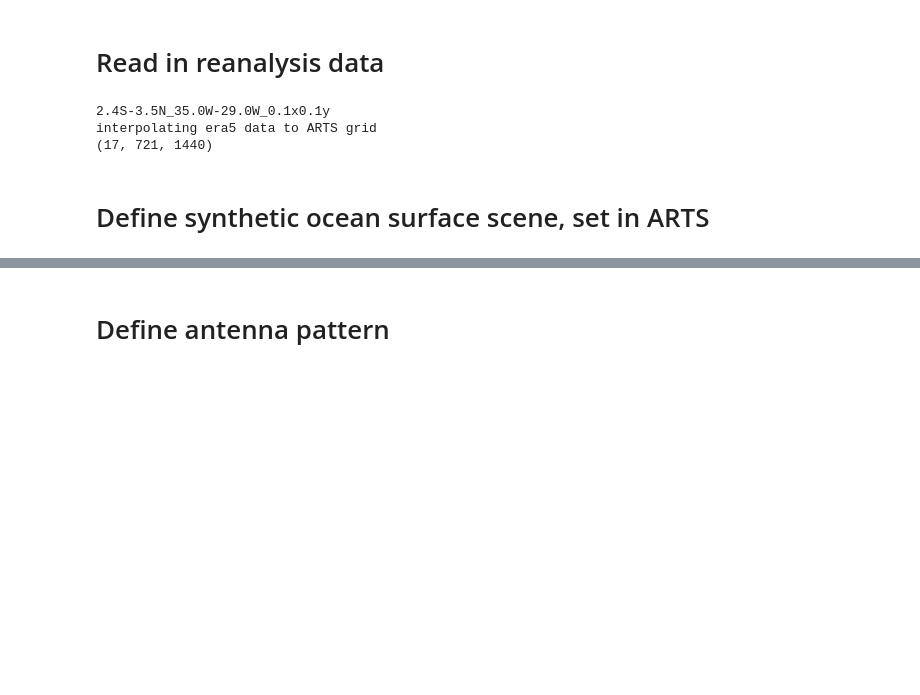
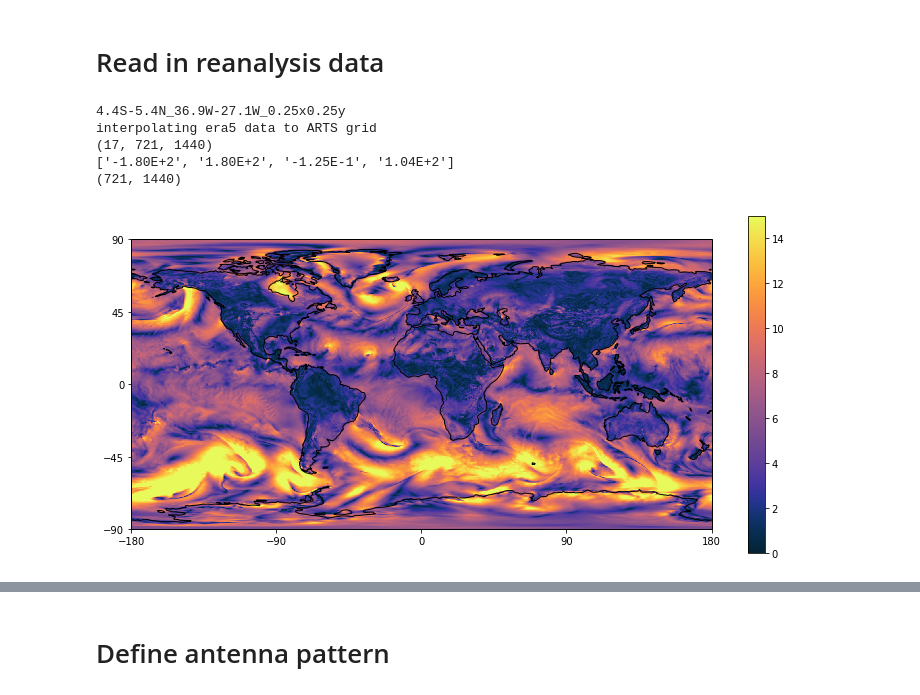
Before and after one commit to cheesetarian/amsr2_var, a Jupyter notebook: am2_mvar/retrieval_real1.ipynb, the cells around one changed output, grey strips where cells are left out. Saved outputs shown, nothing was run; the diff lists cells and outputs as text; code cells hidden in the pictures; blank space fills up the shorter version.

```diff
--- a/am2_mvar/retrieval_real1.ipynb
+++ b/am2_mvar/retrieval_real1.ipynb
@@ -325,7 +328,6 @@ else:
     print(np.shape(era_t))
     elo = np.array(era['longitude'][:])
     ela = np.array(era['latitude'][:])
-    # shift grids from 0-360 lon to -180-180 lons?
 
     eras = Dataset(era5s)
     era_wi = np.array( eras['u10'][0,:,:]**2 + eras['v10'][0,:,:]**2 )**0.5  # get wind speed from vectors [m/s]
@@ -333,36 +335,49 @@ else:
     era_wd = np.array(eras['dwi'][0,:,:])  # direction of 10m wind [degrees from N]
     era_ts = np.array(eras['t2m'][0,:,:])  # 2m air temperature [K]
     era_sp = np.array(eras['msl'][0,:,:])  # mean sea level pressure [Pa]
     era_ss = np.array(eras['sst'][0,:,:])  # SST [K]
     era_wd[era_wd<0] = 0.0   # for missing values, set to 0 (N)
 
+    # shift grids from 0,360 lon to -180,180 lons:
+    elo    = np.concatenate( (elo[720:]-360, elo[:720]))
+    era_wi = np.concatenate( (era_wi[:,720:], era_wi[:,:720]) ,axis=1)
+    era_wd = np.concatenate( (era_wd[:,720:], era_wd[:,:720]) ,axis=1)
+    era_ts = np.concatenate( (era_ts[:,720:], era_ts[:,:720]) ,axis=1)
+    era_ss = np.concatenate( (era_ss[:,720:], era_ss[:,:720]) ,axis=1)
+    era_sp = np.concatenate( (era_sp[:,720:], era_sp[:,:720]) ,axis=1)
+
     from scipy.interpolate import interp2d
+    print(era_wi.shape)
     tag = interp2d(elo, ela, era_wi)  # 'to arts grid' obj
     np.save( 'arrs/e5-wi_'+sgrid,  tag(ws.lon_grid.value, ws.lat_grid.value) )
     tag = interp2d(elo, ela, era_wd)  # 'to arts grid' obj
     np.save( 'arrs/e5-wd_'+sgrid,  tag(ws.lon_grid.value, ws.lat_grid.value) )
     tag = interp2d(elo, ela, era_ts)  # 'to arts grid' obj
     np.save( 'arrs/e5-ts_'+sgrid,  tag(ws.lon_grid.value, ws.lat_grid.value) )
     tag = interp2d(elo, ela, era_sp)  # 'to arts grid' obj
     np.save( 'arrs/e5-sp_'+sgrid,  tag(ws.lon_grid.value, ws.lat_grid.value) )
     tag = interp2d(elo, ela, era_ss)  # 'to arts grid' obj
     np.save( 'arrs/e5-ss_'+sgrid,  tag(ws.lon_grid.value, ws.lat_grid.value) )
     nze = 17 # p levels defined above (era5 data downloaded on same p grid)
     e5mr = np.zeros([nze,nala,nalo])
     e5t = np.zeros([nze,nala,nalo])
     for l in range(nze):
-        tag = interp2d(elo, ela, era_mr[l,:,:])  # 'to arts grid' obj
+        tag = interp2d(elo, ela, np.concatenate( (era_mr[l,:,720:],era_mr[l,:,:720]),axis=1 )) # also shift lons
         e5mr[l,:,:] = tag(ws.lon_grid.value, ws.lat_grid.value)
-        tag = interp2d(elo, ela, era_t[l,:,:])  # 'to arts grid' obj
+        tag = interp2d(elo, ela, np.concatenate( (era_t[l,:,720:],era_t[l,:,:720]),axis=1 )) # also shift lons
         e5t[l,:,:]  = tag(ws.lon_grid.value, ws.lat_grid.value)
     np.save( 'arrs/e5-t_'+sgrid, e5t )
     np.save( 'arrs/e5-mr_'+sgrid, e5mr )
 
 # can plot up era5 data to verify interpolation and subselection like this:
-#gcartomap(era_wi,ela,elo, 2.3, 5.1, region=[-5,-1,2,6])
+gcartomap(era_wi,ela,elo,0,15)#,region=[-90,90,-180,180])
+#wi_in = np.load('arrs/e5-wi_'+sgrid+'.npy')
+#gcartomap(wi_in,ws.lat_grid.value,ws.lon_grid.value, 0,15,region=[np.min(la_grid), np.max(la_grid),
+#           np.min(lo_grid), np.max(lo_grid)])
 # %% [output]
-2.4S-3.5N_35.0W-29.0W_0.1x0.1y
+4.4S-5.4N_36.9W-27.1W_0.25x0.25y
 interpolating era5 data to ARTS grid
 (17, 721, 1440)
+['-1.80E+2', '1.80E+2', '-1.25E-1', '1.04E+2']
+(721, 1440)
+[figure, added]
-# %% [markdown]
-# Define synthetic ocean surface scene, set in ARTS
```
Also changed, not shown: parts of 30 cells of this notebook.
